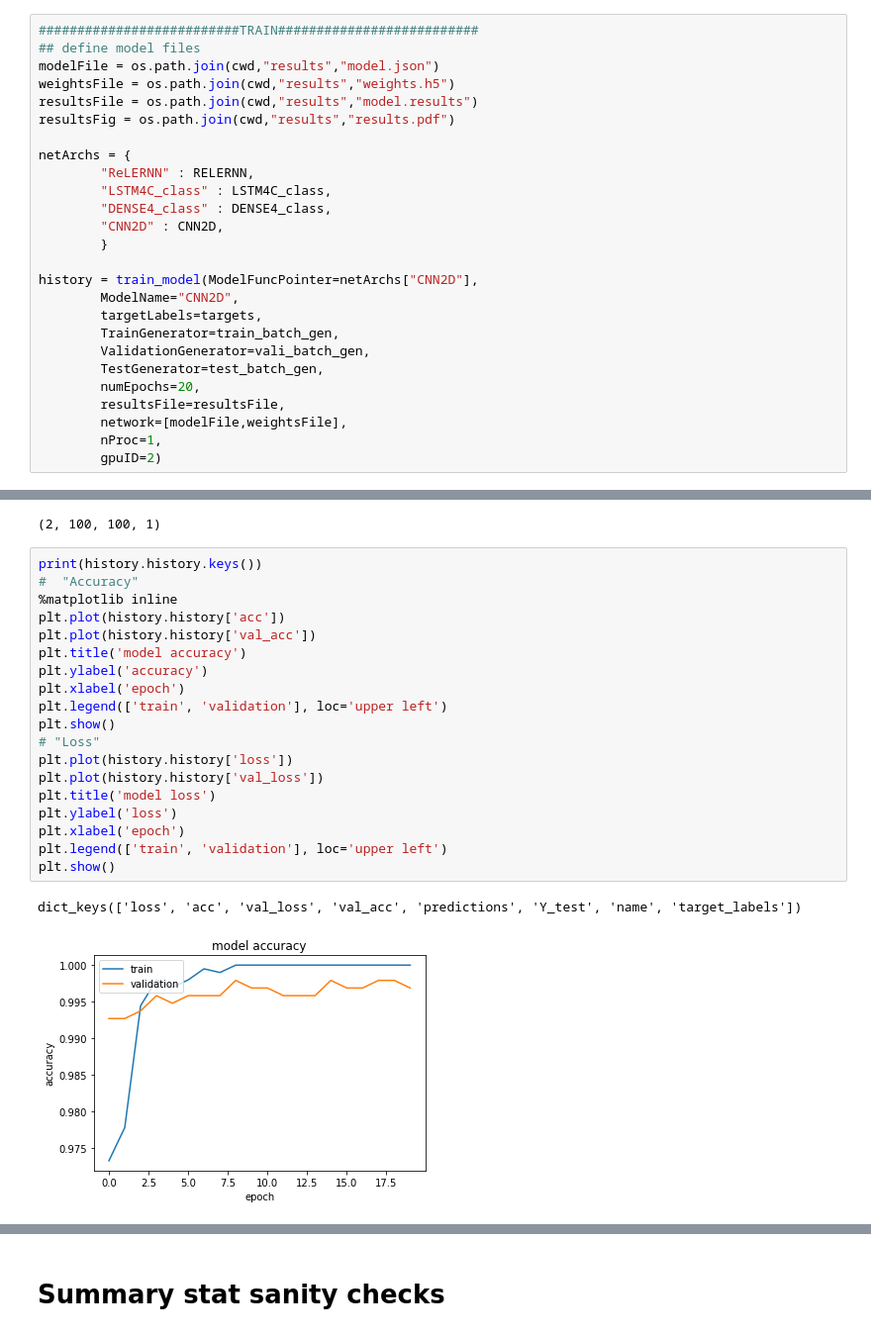
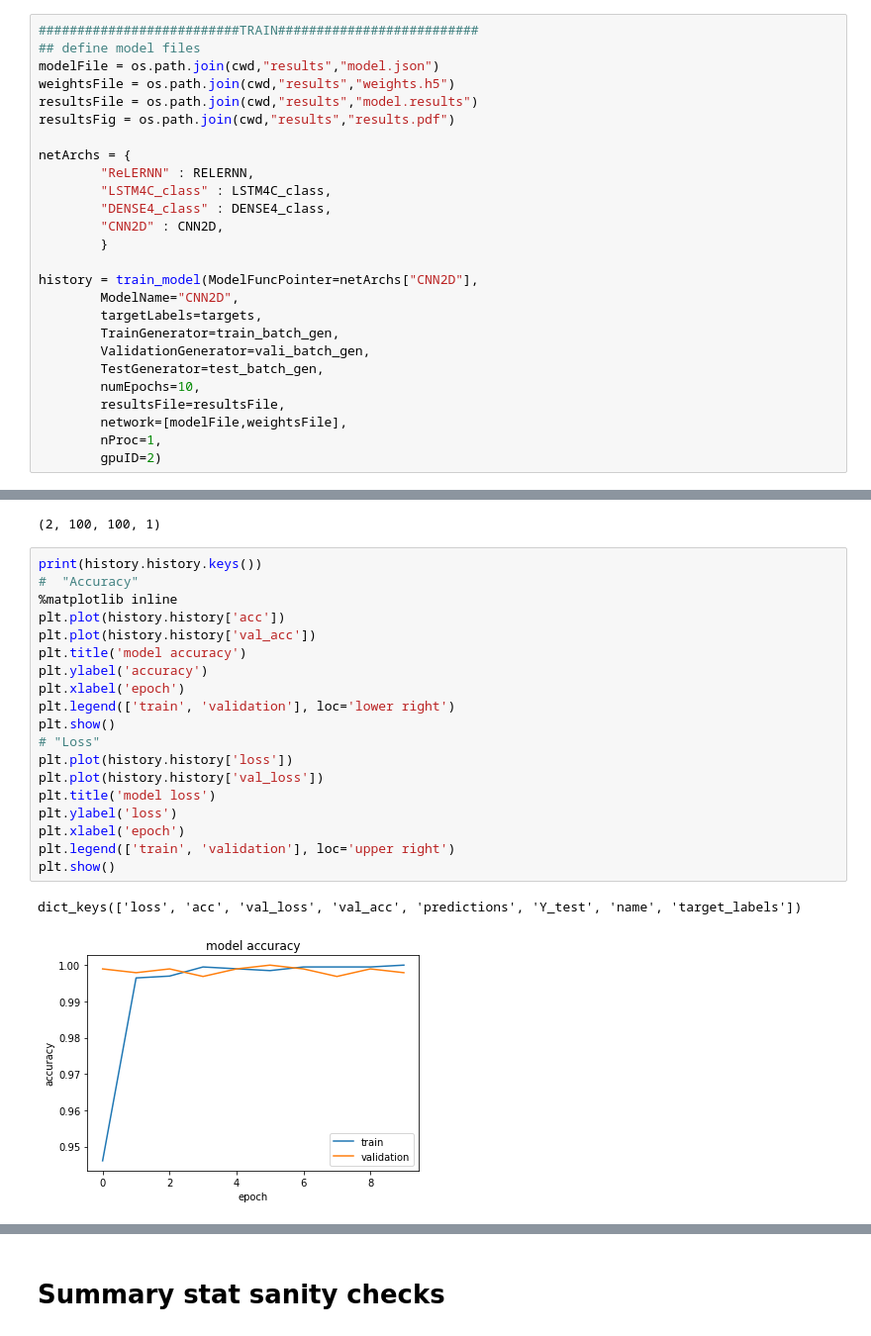
Before and after one commit to andrewkern/tslearn, a Jupyter notebook: tslearn_sweep_classifier.ipynb, the cells around one changed output, grey strips where cells are left out. Shown: that part at 99% size. Drawn from its saved outputs; the diff is of its cells as text.

```diff
--- a/tslearn_sweep_classifier.ipynb
+++ b/tslearn_sweep_classifier.ipynb
@@ -124,7 +120,7 @@ history = train_model(ModelFuncPointer=netArchs["CNN2D"],
         TrainGenerator=train_batch_gen,
         ValidationGenerator=vali_batch_gen,
         TestGenerator=test_batch_gen,
-        numEpochs=20,
+        numEpochs=10,
         resultsFile=resultsFile,
         network=[modelFile,weightsFile],
         nProc=1,
@@ -155,22 +151,22 @@ np.array(b[0]).shape
 # %%
 print(history.history.keys())
 #  "Accuracy"
 %matplotlib inline
 plt.plot(history.history['acc'])
 plt.plot(history.history['val_acc'])
 plt.title('model accuracy')
 plt.ylabel('accuracy')
 plt.xlabel('epoch')
-plt.legend(['train', 'validation'], loc='upper left')
+plt.legend(['train', 'validation'], loc='lower right')
 plt.show()
 # "Loss"
 plt.plot(history.history['loss'])
 plt.plot(history.history['val_loss'])
 plt.title('model loss')
 plt.ylabel('loss')
 plt.xlabel('epoch')
-plt.legend(['train', 'validation'], loc='upper left')
+plt.legend(['train', 'validation'], loc='upper right')
 plt.show()
 # %% [output]
 dict_keys(['loss', 'acc', 'val_loss', 'val_acc', 'predictions', 'Y_test', 'name', 'target_labels'])
-[figure, old version]
+[figure, new version]
```
Also changed, not shown: parts of 8 cells of this notebook.
